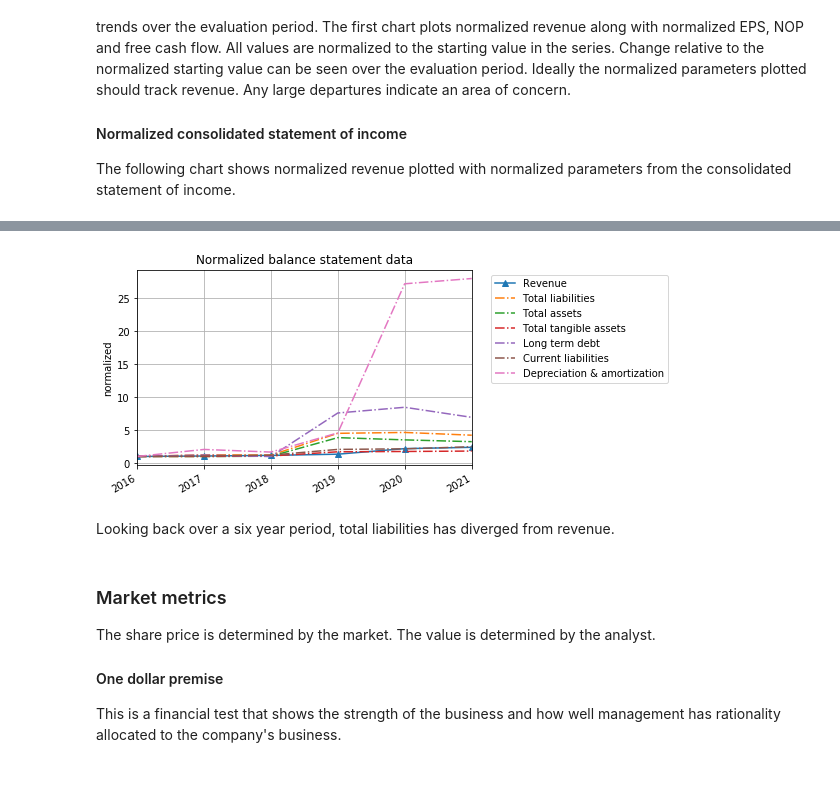
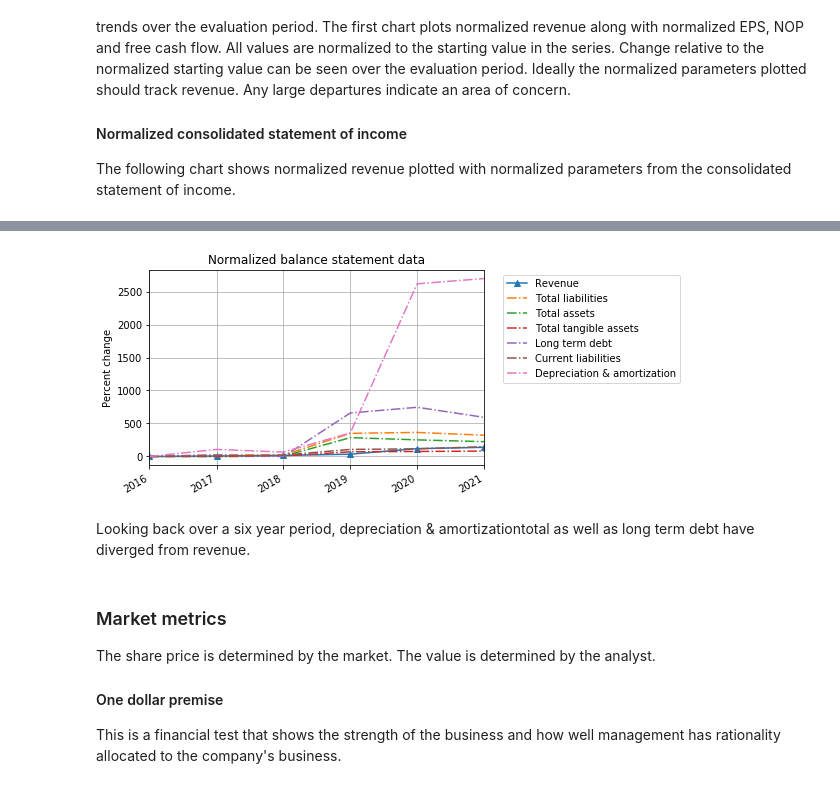
Before and after one commit to Tiburonboy/objective-blue-fish, a Jupyter notebook: BMY analysis.ipynb, the cells around one changed output, grey strips where cells are left out. Cells and saved outputs as stored; diff of their text form; code cells hidden in the pictures.

```diff
--- a/BMY analysis.ipynb
+++ b/BMY analysis.ipynb
@@ -881,5 +935,5 @@ Preferred stock, \\$2 convertible series, par value \\$1 per share: Authorized 1
 # %%
-psy = 1/100  # preferred stock yield
+psy = 2.89/100  # preferred stock yield
 print('preferred stock yield: {:,.2f}%'.format(psy*100))
 
 vps = 3484*50 # value of preferred stock
@@ -908,6 +962,6 @@ The Beta used is Beta of Equity. Beta is the monthly price change of a particula
 
 A measure of risk of an individual stock. It measures volatility of return - a higher beta means a higher risk. A financial model that uses Beta as its sole measure of risk (signal factor model) is called a Capital Asset Pricing Model (CAPM).
 # %%
-beta = 0.53 # company specific beta
+beta = 0.42 # company specific beta
 print('Company specific beta: {:,.2f}'.format(beta))
 # %% [output]
@@ -1231,9 +1285,9 @@ erp = 5
 print('excess return period: {:,.0f} years'.format(erp))
 rgr = 10/100
 print('revenue growth rate: {:,.1f}%'.format(rgr*100))
-nopm = 20/100
+nopm = isv_s1_nopm = 20/100
 print('net operating profit margin: {:.2f}%'.format(nopm*100))
-tr = 20/100
+tr = isv_s1_tr = 20/100
 print('tax rate: {:.2f}%'.format(tr*100))
 dr = 10/100
 print('depreciation rate: {:,.2f}%'.format(dr*100))
@@ -1241,8 +1295,8 @@ ir = 10/100              # investment rate (% of revenue)
 print('investment rate: {:,.2f}%'.format(ir*100))
 wcr = 20/100
 print('working capital rate: {:,.1f}%'.format(wcr*100))
-wacc = 8/100 # weighted average cost of capital
-print('weighted average cost of capital: {:.1f}%'.format(wacc*100))
+wacc_adj = (wacc+0.02) # weighted average cost of capital, increased by 2%
+print('weighted average cost of capital: {:.1f}%'.format(wacc_adj*100))
 # %% [output]
 adjusted DCF input values and rates
 excess return period: 5 years
@@ -1287,7 +1341,7 @@ for i in range(1,len(fy)):
     depre[i] = rev[i]*dr # future depreciations
     net_invest[i] = invest[i]-depre[i] # net investments
     fcff[i] = nopat[i]-net_invest[i]-ciwc[i] # free cash flow to the firm
-    disc_fact[i] = 1/((1+wacc)**i) # discount factor
+    disc_fact[i] = 1/((1+wacc_adj)**i) # discount factor
     disc_fcff[i] = disc_fact[i]*fcff[i] # discounted free cash flow to the firm
 
 dcrv = nopat[-1]/wacc*disc_fact[-1] # discounted corporate residual value
@@ -2392,55 +2433,52 @@ fmt = mdates.DateFormatter('%Y')
 left_yr = -6
 
 plt.plot(df_metrics_data['FY'][left_yr:],
-    df_dcf_data['revenue'][left_yr:]/df_dcf_data['revenue'].iloc[left_yr],'^-',label='Revenue')
+    (df_dcf_data['revenue'][left_yr:]-df_dcf_data['revenue'].iloc[left_yr])/np.abs(df_dcf_data['revenue'].iloc[left_yr])*100,
+    '^-',label='Revenue')
 plt.plot(df_metrics_data['FY'][left_yr:],
-    df_metrics_data['total_liabilities'][left_yr:]/df_metrics_data['total_liabilities'].iloc[left_yr],
+    (df_metrics_data['total_liabilities'][left_yr:]-df_metrics_data['total_liabilities'].iloc[left_yr])/np.abs(df_metrics_data['total_liabilities'].iloc[left_yr])*100,
     '-.',label='Total liabilities')
 plt.plot(df_metrics_data['FY'][left_yr:],
-    df_metrics_data['total_assets'][left_yr:]/df_metrics_data['total_assets'].iloc[left_yr],
+    (df_metrics_data['total_assets'][left_yr:]-df_metrics_data['total_assets'].iloc[left_yr])/np.abs(df_metrics_data['total_assets'].iloc[left_yr])*100,
     '-.',label='Total assets')
 plt.plot(df_metrics_data['FY'][left_yr:],
-    df_metrics_data['total_tangible_assets'][left_yr:]/df_metrics_data['total_tangible_assets'].iloc[left_yr],
+    (df_metrics_data['total_tangible_assets'][left_yr:]-df_metrics_data['total_tangible_assets'].iloc[left_yr])/np.abs(df_metrics_data['total_tangible_assets'].iloc[left_yr])*100,
     '-.',label='Total tangible assets')
 plt.plot(df_metrics_data['FY'][left_yr:],
-    df_dcf_data['long_term_debt'][left_yr:]/df_dcf_data['long_term_debt'].iloc[left_yr],'-.',label='Long term debt')
+    (df_dcf_data['long_term_debt'][left_yr:]-df_dcf_data['long_term_debt'].iloc[left_yr])/np.abs(df_dcf_data['long_term_debt'].iloc[left_yr])*100,
+    '-.',label='Long term debt')
 plt.plot(df_metrics_data['FY'][left_yr:],
-    df_dcf_data['current_liabilities'][left_yr:]/df_dcf_data['current_liabilities'].iloc[left_yr],
+    (df_dcf_data['current_liabilities'][left_yr:]-df_dcf_data['current_liabilities'].iloc[left_yr])/np.abs(df_dcf_data['current_liabilities'].iloc[left_yr])*100,
     '-.',label='Current liabilities')
-'''
 plt.plot(df_metrics_data['FY'][left_yr:],
-    df_dcf_data['current_assets'][left_yr:]/df_dcf_data['current_assets'].iloc[left_yr],
-    '-.',label='Current assets')
-'''
-# Depreciation and amortization
-plt.plot(df_metrics_data['FY'][left_yr:],
-    df_dcf_data['depreciation'][left_yr:]/df_dcf_data['depreciation'].iloc[left_yr],'-.',label='Depreciation & amortization')
+    (df_dcf_data['depreciation'][left_yr:]-df_dcf_data['depreciation'].iloc[left_yr])/np.abs(df_dcf_data['depreciation'].iloc[left_yr])*100,
+    '-.',label='Depreciation & amortization')
 
 X = plt.gca().xaxis
 X.set_major_locator(locator)
 # Specify formatter
 X.set_major_formatter(fmt)
 plt.gcf().autofmt_xdate()
 # Changes x-axis range
 plt.gca().set_xbound(year_ended_list[left_yr], year_ended_list[-1])
 
 #plt.ylim((0,4))
 plt.title('Normalized balance statement data')
-plt.ylabel('normalized')
+plt.ylabel('Percent change')
 #plt.legend()
 plt.legend(bbox_to_anchor=(1.6, 1))
 
 plt.grid()
 
 # space between the plots
 #plt.tight_layout(4)
 
 # show plot
 plt.show()
 # %% [output]
-[figure, old version]
+[figure, new version]
 # %% [markdown]
-Looking back over a six year period, total liabilities has diverged from revenue.
+Looking back over a six year period, depreciation & amortizationtotal as well as long term debt have diverged from revenue.
 # %% [markdown]
 ### Market metrics <a id="section8-2"></a>
 The share price is determined by the market. The value is determined by the analyst.
```
Also changed, not shown: parts of 85 cells of this notebook.
